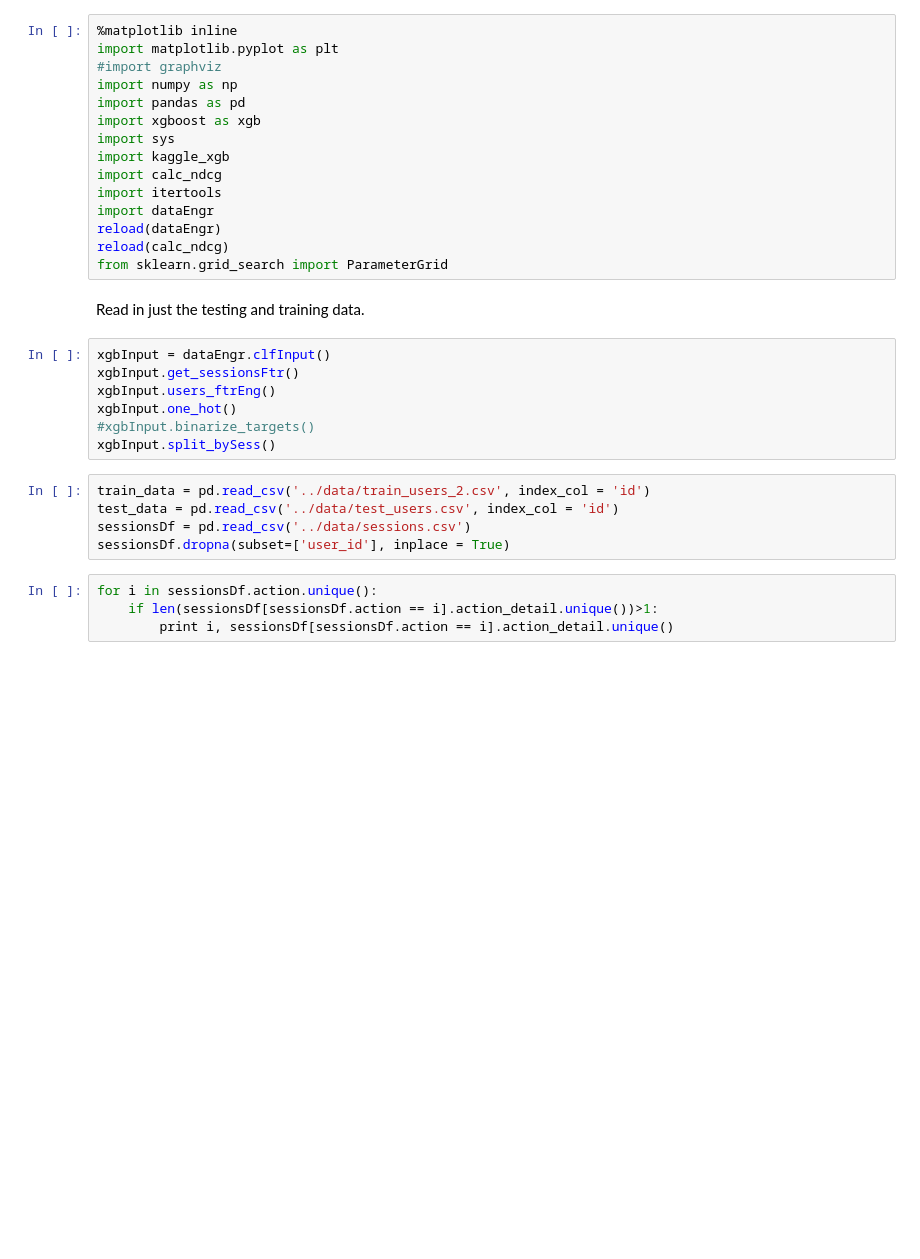
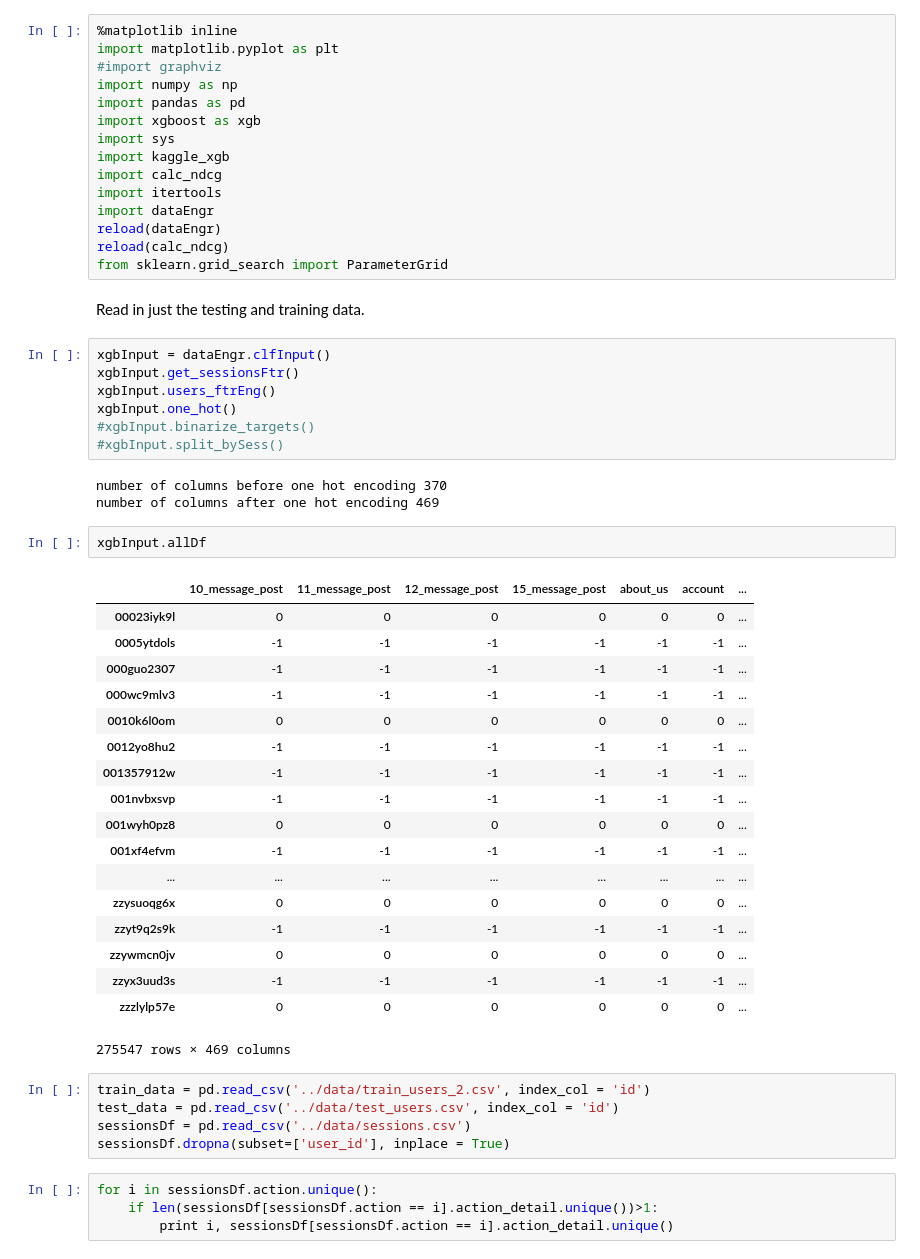
Before and after one commit to ily9000/Kaggle_AirBnB, a Jupyter notebook: scripts/sessions.ipynb, the cells around one changed output. Drawn from its saved outputs; the diff is of its cells as text; blank space fills up the shorter version.

```diff
--- a/scripts/sessions.ipynb
+++ b/scripts/sessions.ipynb
@@ -21,7 +21,31 @@ xgbInput.get_sessionsFtr()
 xgbInput.users_ftrEng()
 xgbInput.one_hot()
 #xgbInput.binarize_targets()
-xgbInput.split_bySess()
+#xgbInput.split_bySess()
+# %% [output]
+number of columns before one hot encoding 370
+number of columns after one hot encoding 469
+# %%
+xgbInput.allDf
+# %% [output]
+|  | 10_message_post | 11_message_post | 12_message_post | 15_message_post | about_us | account | ... |
+| 00023iyk9l | 0 | 0 | 0 | 0 | 0 | 0 | ... |
+| 0005ytdols | -1 | -1 | -1 | -1 | -1 | -1 | ... |
+| 000guo2307 | -1 | -1 | -1 | -1 | -1 | -1 | ... |
+| 000wc9mlv3 | -1 | -1 | -1 | -1 | -1 | -1 | ... |
+| 0010k6l0om | 0 | 0 | 0 | 0 | 0 | 0 | ... |
+| 0012yo8hu2 | -1 | -1 | -1 | -1 | -1 | -1 | ... |
+| 001357912w | -1 | -1 | -1 | -1 | -1 | -1 | ... |
+| 001nvbxsvp | -1 | -1 | -1 | -1 | -1 | -1 | ... |
+| 001wyh0pz8 | 0 | 0 | 0 | 0 | 0 | 0 | ... |
+| 001xf4efvm | -1 | -1 | -1 | -1 | -1 | -1 | ... |
+| ... | ... | ... | ... | ... | ... | ... | ... |
+| zzysuoqg6x | 0 | 0 | 0 | 0 | 0 | 0 | ... |
+| zzyt9q2s9k | -1 | -1 | -1 | -1 | -1 | -1 | ... |
+| zzywmcn0jv | 0 | 0 | 0 | 0 | 0 | 0 | ... |
+| zzyx3uud3s | -1 | -1 | -1 | -1 | -1 | -1 | ... |
+| zzzlylp57e | 0 | 0 | 0 | 0 | 0 | 0 | ... |
+275547 rows × 469 columns
 # %%
 train_data = pd.read_csv('../data/train_users_2.csv', index_col = 'id')
 test_data = pd.read_csv('../data/test_users.csv', index_col = 'id')
```
Also changed, not shown: 3 other files.
